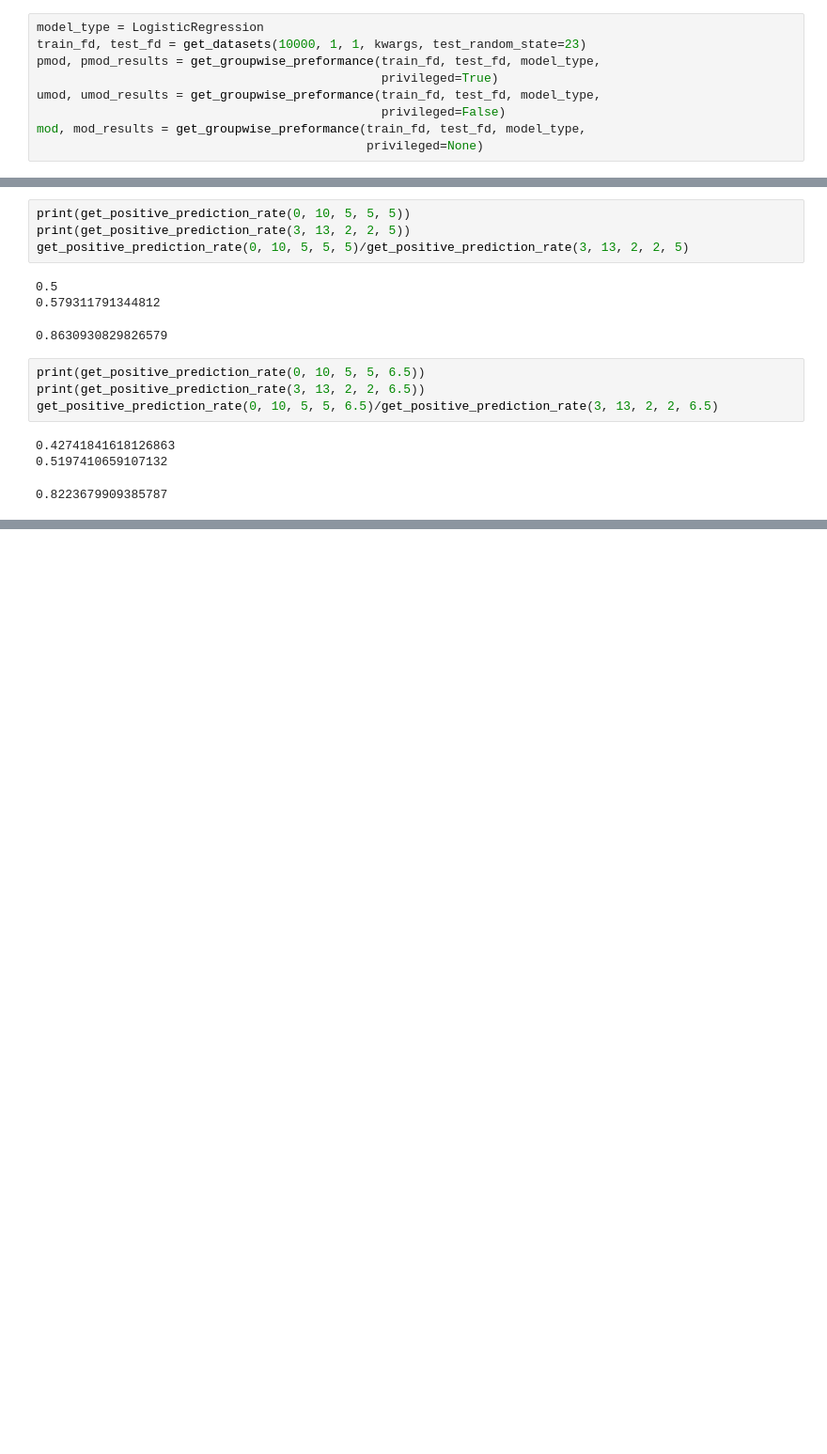
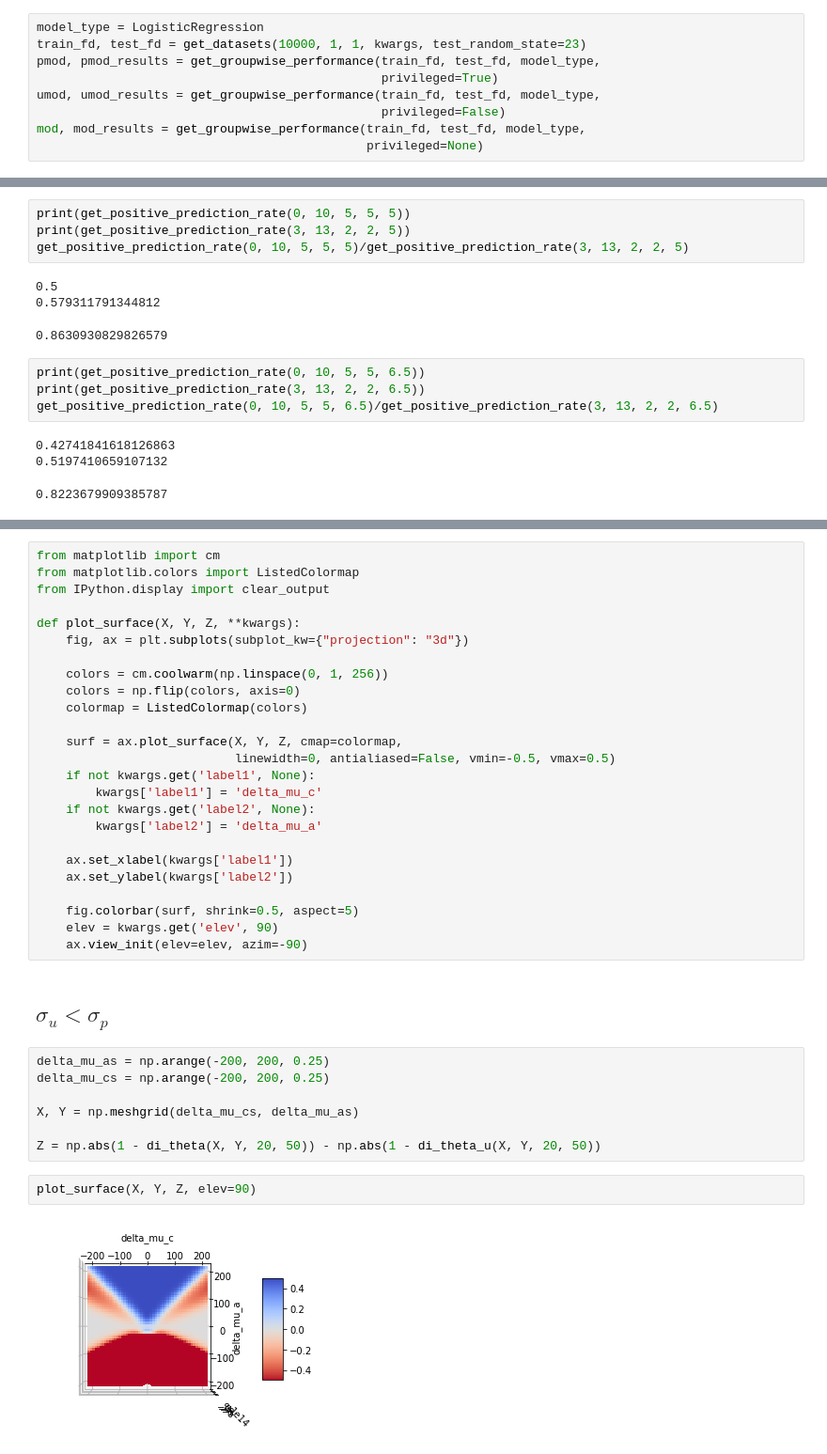
Before and after one commit to rakinhaider/Inherent-AI-Bias, a Jupyter notebook: notebooks/Groupwise Classifier Performance.ipynb, the cells around one changed output, grey strips where cells are left out. Shown at 94% size. Cells and saved outputs as stored; diff of their text form; blank space fills up the shorter version.

```diff
--- a/notebooks/Groupwise Classifier Performance.ipynb
+++ b/notebooks/Groupwise Classifier Performance.ipynb
@@ -178,11 +174,11 @@ plt.legend()
 # %%
 model_type = LogisticRegression
 train_fd, test_fd = get_datasets(10000, 1, 1, kwargs, test_random_state=23)
-pmod, pmod_results = get_groupwise_preformance(train_fd, test_fd, model_type,
+pmod, pmod_results = get_groupwise_performance(train_fd, test_fd, model_type,
                                                privileged=True)
-umod, umod_results = get_groupwise_preformance(train_fd, test_fd, model_type,
+umod, umod_results = get_groupwise_performance(train_fd, test_fd, model_type,
                                                privileged=False)
-mod, mod_results = get_groupwise_preformance(train_fd, test_fd, model_type,
+mod, mod_results = get_groupwise_performance(train_fd, test_fd, model_type,
                                              privileged=None)
 # %%
 %matplotlib inline
@@ -520,0 +576,38 @@ get_positive_prediction_rate(0, 10, 5, 5, 6.5)/get_positive_prediction_rate(3, 1
+# %%
+from matplotlib import cm
+from matplotlib.colors import ListedColormap
+from IPython.display import clear_output
+
+def plot_surface(X, Y, Z, **kwargs):
+    fig, ax = plt.subplots(subplot_kw={"projection": "3d"})
+
+    colors = cm.coolwarm(np.linspace(0, 1, 256))
+    colors = np.flip(colors, axis=0)
+    colormap = ListedColormap(colors)
+
+    surf = ax.plot_surface(X, Y, Z, cmap=colormap,
+                           linewidth=0, antialiased=False, vmin=-0.5, vmax=0.5)
+    if not kwargs.get('label1', None):
+        kwargs['label1'] = 'delta_mu_c'
+    if not kwargs.get('label2', None):
+        kwargs['label2'] = 'delta_mu_a'
+
+    ax.set_xlabel(kwargs['label1'])
+    ax.set_ylabel(kwargs['label2'])
+
+    fig.colorbar(surf, shrink=0.5, aspect=5)
+    elev = kwargs.get('elev', 90)
+    ax.view_init(elev=elev, azim=-90)
+# %% [markdown]
+## $\sigma_u < \sigma_p$
+# %%
+delta_mu_as = np.arange(-200, 200, 0.25)
+delta_mu_cs = np.arange(-200, 200, 0.25)
+
+X, Y = np.meshgrid(delta_mu_cs, delta_mu_as)
+
+Z = np.abs(1 - di_theta(X, Y, 20, 50)) - np.abs(1 - di_theta_u(X, Y, 20, 50))
+# %%
+plot_surface(X, Y, Z, elev=90)
+# %% [output]
+[figure, added]
```
Also changed, not shown: parts of 22 cells of this notebook, 34 other files.
